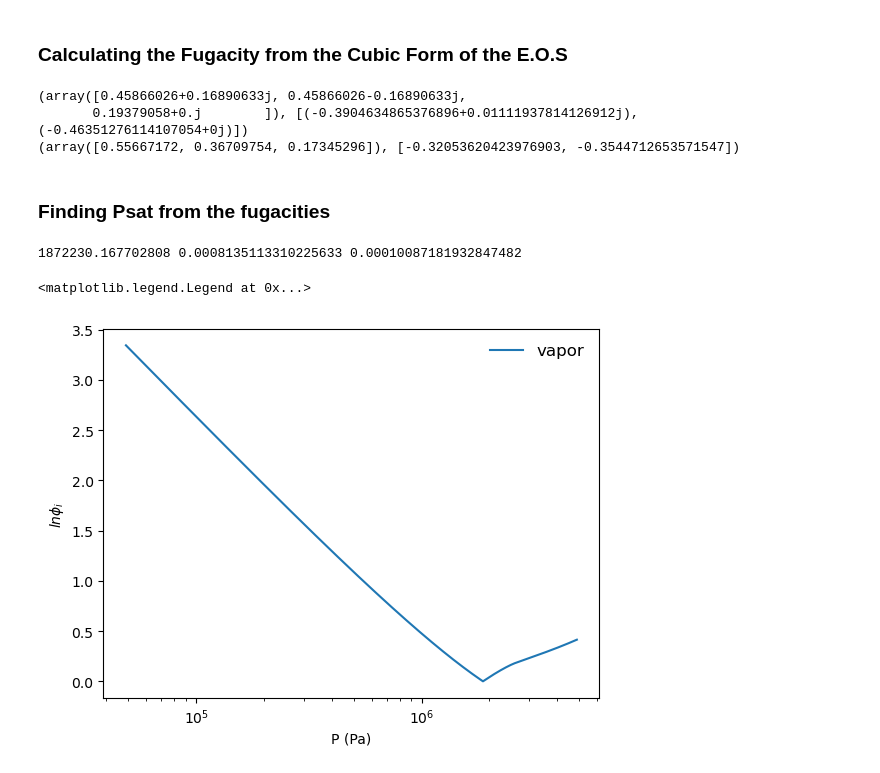
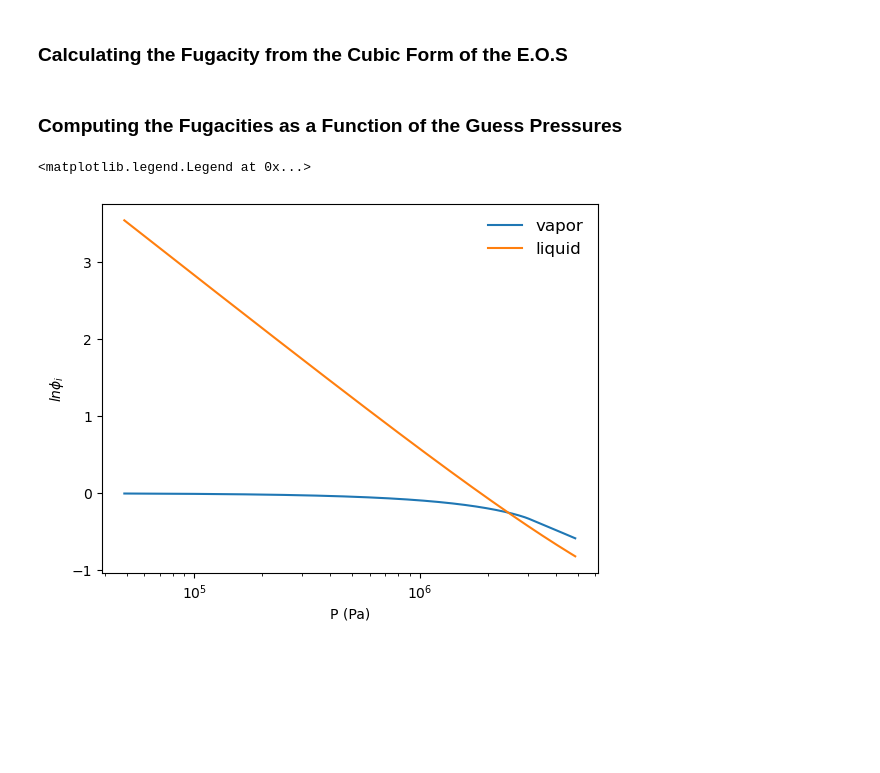
Before and after one commit to richardslaboratory/ChBE211_OER, a Jupyter notebook: _sources/Ch4/7.Constructing-Property-Diagrams.ipynb, the cells around one changed output. Drawn from its saved outputs; the diff is of its cells as text; code cells hidden in the pictures; blank space fills up the shorter version.

```diff
--- a/_sources/Ch4/7.Constructing-Property-Diagrams.ipynb
+++ b/_sources/Ch4/7.Constructing-Property-Diagrams.ipynb
@@ -69,8 +69,8 @@ def VDW(V,T):
     return R*T/(V-b)-a/V**2
 
 V = np.logspace(np.log10(1.1*b), np.log10(1000*b),201)
-
-plt.plot(V,VDW(V, 0.9*Tc))
+T = 0.85*Tc
+plt.plot(V,VDW(V, T))
 plt.yscale('log')
 plt.xscale('log')
 plt.ylabel(r'$P (Pa)$')
@@ -81,33 +81,2 @@ Text(0.5, 0, '$V (m^3/mol)$')
 # %% [markdown]
 ### Calculating the Fugacity from the Cubic Form of the E.O.S
-# %%
-def VDW_cubic(T,P):
-    '''
-    takes in temperature in K
-    takes in pressure in Pa
-
-    returns roots of the E.oS. in compressibility, Z, and the fugacities of the v and l phases
-    '''
-    def fugacity(Z):
-
-        return  (Z-1) - np.log(Z-B) - A/Z
-
-    A = a*P/(R*T)**2
-    B = b*P/(R*T)
-
-    roots = np.roots([1, -1 - B, A, -A*B]) ##calculate the compressibility roots
-
-    Zv = np.max(roots)
-    Zl = np.min(roots)
-
-    fv = fugacity(Zv)
-    fl = fugacity(Zl)
-
-    return roots, [fv,fl]
-
-print(VDW_cubic(0.9*Tc,0.8*Pc)) ## 4 imaginary roots meens we are far from Psat
-print(VDW_cubic(0.9*Tc,0.7*Pc)) ## 3 real roots, means we are close to Psat
-# %% [output]
-(array([0.45866026+0.16890633j, 0.45866026-0.16890633j,
-       0.19379058+0.j        ]), [(-0.3904634865376896+0.01111937814126912j), (-0.46351276114107054+0j)])
-(array([0.55667172, 0.36709754, 0.17345296]), [-0.32053620423976903, -0.3544712653571547])
@@ -114,37 +107,28 @@ print(VDW_cubic(0.9*Tc,0.7*Pc)) ## 3 real roots, means we are close to Psat
 # %% [markdown]
-### Finding Psat from the fugacities
+### Computing the Fugacities as a Function of the Guess Pressures
 # %%
-P_  = []
+P_ = np.logspace(-2,0,1001)*Pc
+
+roots_ = []
 fv_ = []
 fl_ = []
-Zv_ = []
-Zl_ = []
+for P in P_:
 
-##loop over guess pressures
-for Pr in np.logspace(-2,0,1000):
+    roots,f = VDW_cubic(T,P)
+    roots_.append(roots)
+    fv_.append(f[0])
+    fl_.append(f[1])
 
-    ans = VDW_cubic(0.8*Tc,Pc*Pr)
 
-    P_.append(Pr*Pc)
-    fv_.append(ans[1][0])
-    fl_.append(ans[1][1])
-    Zv_.append(np.max(ans[0]))
-    Zl_.append(np.min(ans[0]))
-P_=np.asarray(P_)
-fv_=np.asarray(fv_)
-fl_=np.asarray(fl_)
+fv_ = np.asarray(fv_)
+fl_ = np.asarray(fl_)
 
-diff = np.abs(fv_-fl_)
-i = list(diff).index(np.min(diff))
-print(P_[i],Zv_[i]*R*0.8*Tc/P_[i],Zl_[i]*R*0.8*Tc/P_[i])
-
-plt.plot(P_,np.abs(fv_-fl_), label = 'vapor')
-#plt.plot(P_,fl_, label = 'liquid')
+plt.plot(P_,fv_, label = 'vapor')
+plt.plot(P_,fl_, label = 'liquid')
 plt.xscale('log')
 plt.xlabel('P (Pa)')
 plt.ylabel('$ln\phi_i$')
 plt.legend(fontsize=12,frameon=False)
 # %% [output]
-1872230.167702808 0.0008135113310225633 0.00010087181932847482
+<matplotlib.legend.Legend at 0x...>
-<matplotlib.legend.Legend at 0x...>
-[figure, old version]
+[figure, new version]
```
Also changed, not shown: parts of 7 cells of this notebook, 20 other files.
